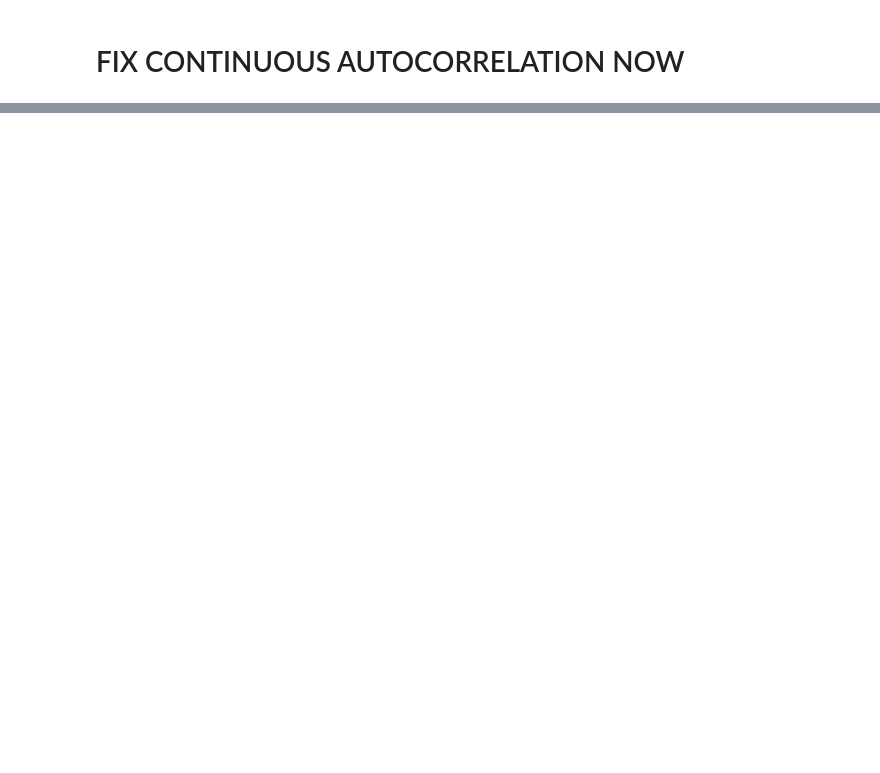
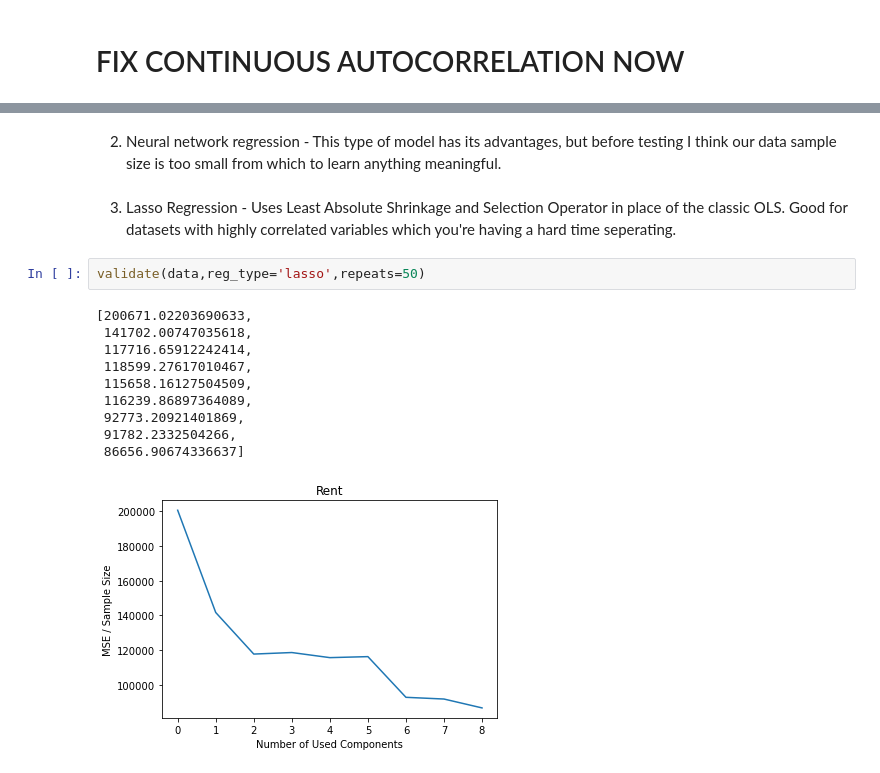
Before and after one commit to Rainmaker519/Housing_Price_Prediction, a Jupyter notebook: building_model_for_deploy_test.ipynb, the cells around one changed output, grey strips where cells are left out. Cells and saved outputs as stored; diff of their text form; blank space fills up the shorter version.

```diff
--- a/building_model_for_deploy_test.ipynb
+++ b/building_model_for_deploy_test.ipynb
@@ -2105,0 +2082,17 @@ run_pca(data,reg_type='random_forest')
+# %% [markdown]
+2. Neural network regression - This type of model has its advantages, but before testing I think our data sample size is too small from which to learn anything meaningful.
+# %% [markdown]
+3. Lasso Regression - Uses Least Absolute Shrinkage and Selection Operator in place of the classic OLS. Good for datasets with highly correlated variables which you're having a hard time seperating.
+# %%
+validate(data,reg_type='lasso',repeats=50)
+# %% [output]
+[200671.02203690633,
+ 141702.00747035618,
+ 117716.65912242414,
+ 118599.27617010467,
+ 115658.16127504509,
+ 116239.86897364089,
+ 92773.20921401869,
+ 91782.2332504266,
+ 86656.90674336637]
+[figure, added]
```
Also changed, not shown: parts of 58 cells of this notebook.
